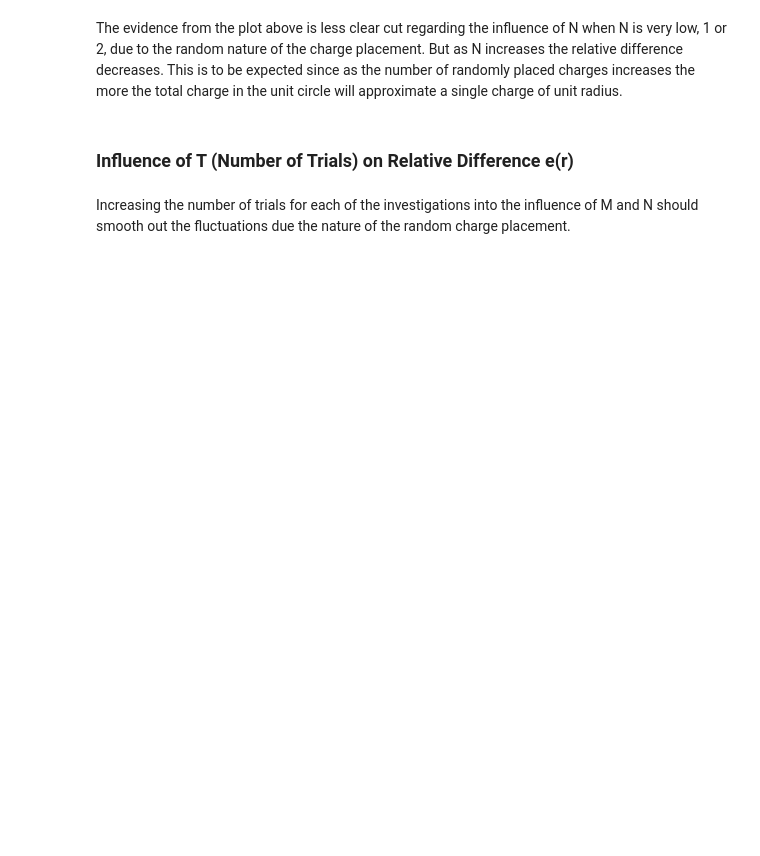
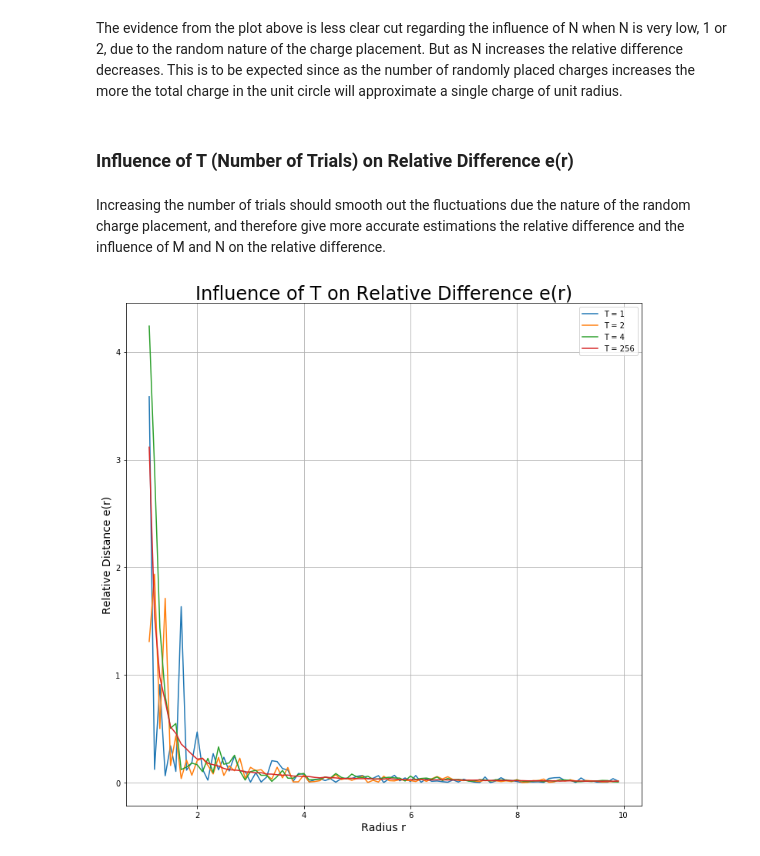
Before and after one commit to johnduffymsc/PHAS0102, a Jupyter notebook: assignment-1.ipynb, the cells around one changed output. Saved outputs shown, nothing was run; the diff lists cells and outputs as text; code cells hidden in the pictures; blank space fills up the shorter version.

Commit message:
Added investigation into influence of T in Q2.

```diff
--- a/assignment-1.ipynb
+++ b/assignment-1.ipynb
@@ -699,5 +726,45 @@ a single charge of unit radius.
 # %% [markdown]
 ### Influence of T (Number of Trials) on Relative Difference e(r)
 # %% [markdown]
-Increasing the number of trials for each of the investigations into the influence of M and N
-should smooth out the fluctuations due the nature of the random charge placement.
+Increasing the number of trials should smooth out the fluctuations due the nature of the random
+charge placement, and therefore give more accurate estimations the relative difference and the
+influence of M and N on the relative difference.
+# %%
+# Plot the expected relative difference for fixed values of M and N for increasing
+# number of trials T. The expected relative difference should be the greatest when
+# there is a single randomly placed charge and a single evaluation point, so set
+# M = 1 and N = 1. But this relative difference should be smoothed out as T
+# increases.
+
+T = [1, 2, 4, 256]
+
+M = 1
+N = 1
+
+relative_difference = np.zeros((4, 89))
+
+for i in range(4):
+    for j in range(89):
+        for k in range(T[i]):
+            relative_difference[i, j] += e(M, N, 1.1 + j * 0.1)
+
+for i in range(4):
+    relative_difference[i] /= T[i]
+
+fig = plt.figure(figsize=(12.0, 12.0))
+
+plt.plot(np.arange(1.1, 10, 0.1), relative_difference[0], label='T = 1')
+plt.plot(np.arange(1.1, 10, 0.1), relative_difference[1], label='T = 2')
+plt.plot(np.arange(1.1, 10, 0.1), relative_difference[2], label='T = 4')
+plt.plot(np.arange(1.1, 10, 0.1), relative_difference[3], label='T = 256')
+
+plt.xlabel('Radius r', fontsize=14)
+plt.ylabel('Relative Distance e(r)', fontsize=14)
+
+plt.title('Influence of T on Relative Difference e(r)', fontsize=24)
+
+plt.legend()
+plt.grid()
+plt.show()
+# %% [output]
+[figure, added]
```
Also changed, not shown: parts of 16 cells of this notebook.
